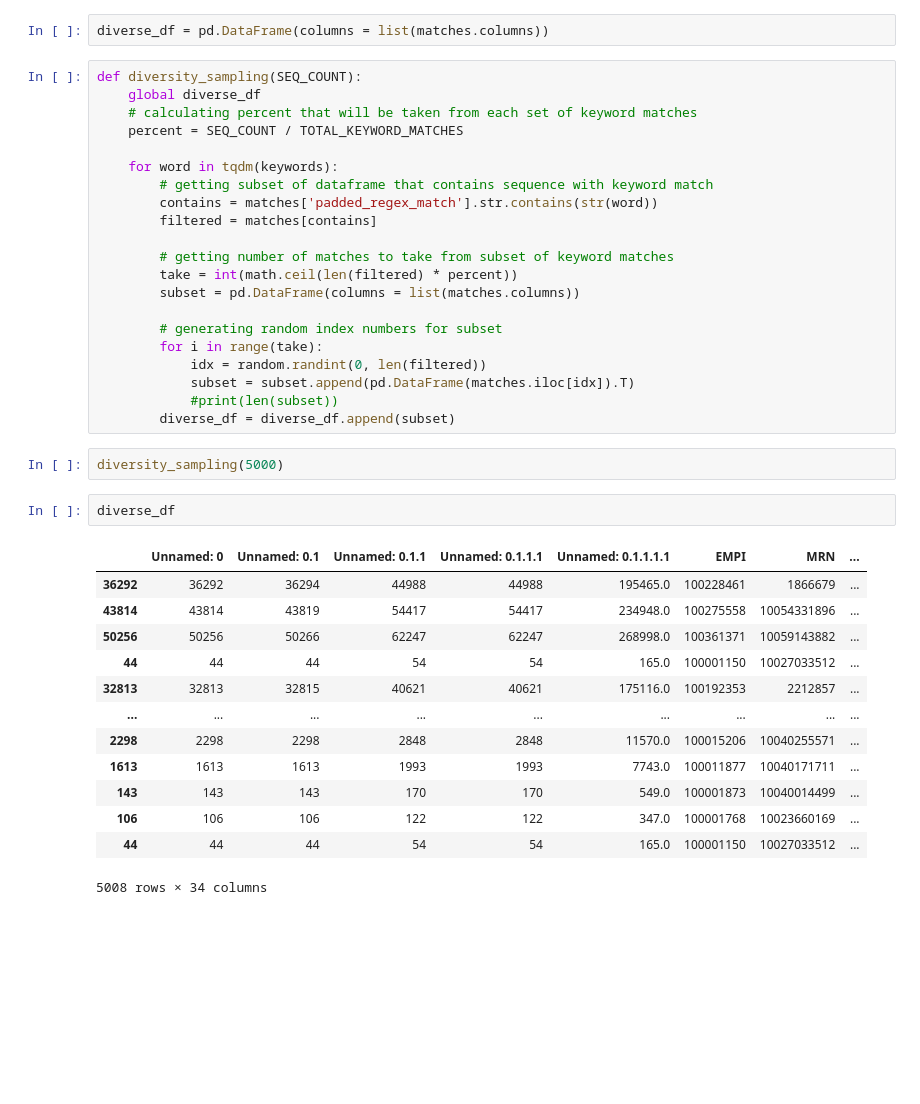
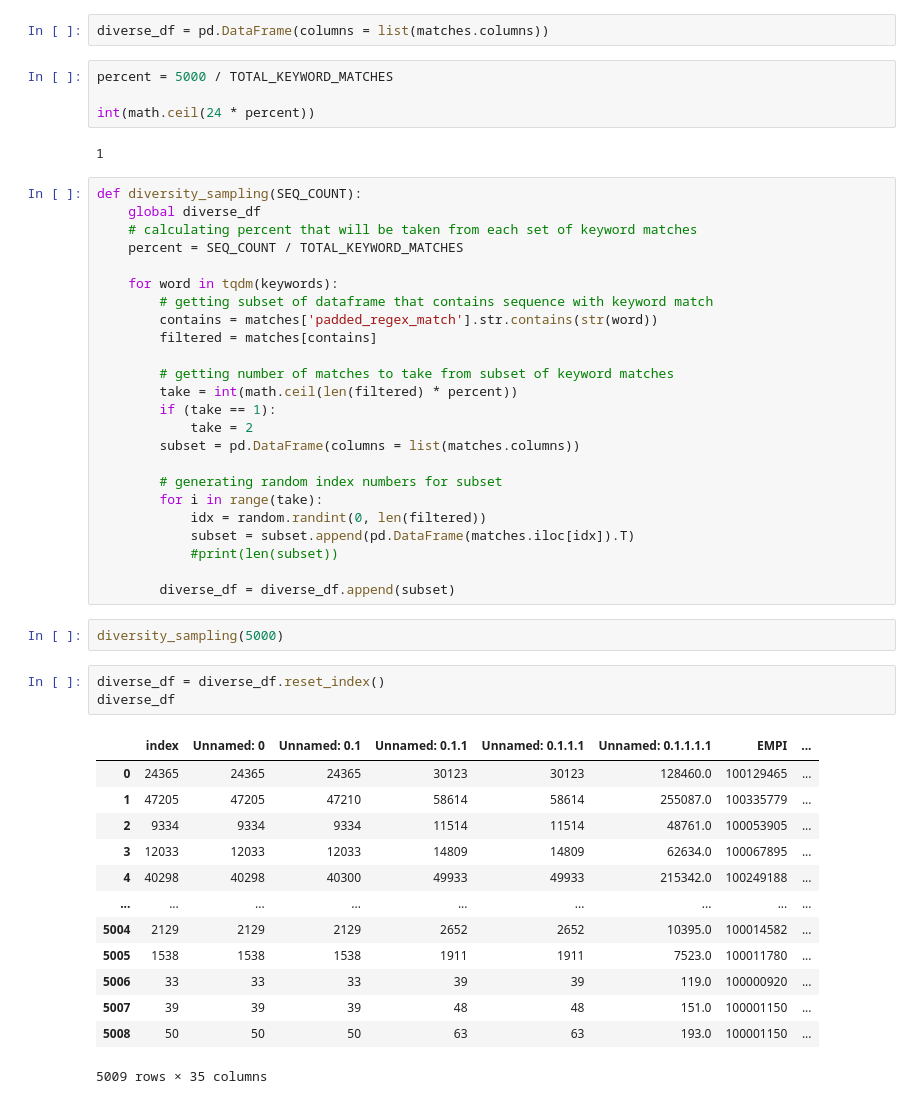
Before and after one commit to anaconda121/NeuraHealth, a Jupyter notebook: EDA/Pre-Annotations/Diversity_Sampling.ipynb, the cells around one changed output. Drawn from its saved outputs; the diff is of its cells as text; blank space fills up the shorter version.

```diff
--- a/EDA/Pre-Annotations/Diversity_Sampling.ipynb
+++ b/EDA/Pre-Annotations/Diversity_Sampling.ipynb
@@ -52,6 +53,12 @@ subset.append(pd.DataFrame(matches.iloc[64072]).T)
 TOTAL_KEYWORD_MATCHES = list(total["Total_Count"].unique())[1]
 # %%
 diverse_df = pd.DataFrame(columns = list(matches.columns))
+# %%
+percent = 5000 / TOTAL_KEYWORD_MATCHES
+
+int(math.ceil(24 * percent))
+# %% [output]
+1
 # %%
 def diversity_sampling(SEQ_COUNT):
     global diverse_df
@@ -65,6 +72,8 @@ def diversity_sampling(SEQ_COUNT):
 
         # getting number of matches to take from subset of keyword matches
         take = int(math.ceil(len(filtered) * percent))
+        if (take == 1):
+            take = 2
         subset = pd.DataFrame(columns = list(matches.columns))
 
         # generating random index numbers for subset
@@ -72,22 +81,24 @@ def diversity_sampling(SEQ_COUNT):
             idx = random.randint(0, len(filtered))
             subset = subset.append(pd.DataFrame(matches.iloc[idx]).T)
             #print(len(subset))
+
         diverse_df = diverse_df.append(subset)
 # %%
 diversity_sampling(5000)
-# %%
-diverse_df
-# %% [output]
-|  | Unnamed: 0 | Unnamed: 0.1 | Unnamed: 0.1.1 | Unnamed: 0.1.1.1 | Unnamed: 0.1.1.1.1 | EMPI | MRN | ... |
-| 36292 | 36292 | 36294 | 44988 | 44988 | 195465.0 | 100228461 | 1866679 | ... |
-| 43814 | 43814 | 43819 | 54417 | 54417 | 234948.0 | 100275558 | 10054331896 | ... |
-| 50256 | 50256 | 50266 | 62247 | 62247 | 268998.0 | 100361371 | 10059143882 | ... |
-| 44 | 44 | 44 | 54 | 54 | 165.0 | 100001150 | 10027033512 | ... |
-| 32813 | 32813 | 32815 | 40621 | 40621 | 175116.0 | 100192353 | 2212857 | ... |
-| ... | ... | ... | ... | ... | ... | ... | ... | ... |
-| 2298 | 2298 | 2298 | 2848 | 2848 | 11570.0 | 100015206 | 10040255571 | ... |
-| 1613 | 1613 | 1613 | 1993 | 1993 | 7743.0 | 100011877 | 10040171711 | ... |
-| 143 | 143 | 143 | 170 | 170 | 549.0 | 100001873 | 10040014499 | ... |
-| 106 | 106 | 106 | 122 | 122 | 347.0 | 100001768 | 10023660169 | ... |
-| 44 | 44 | 44 | 54 | 54 | 165.0 | 100001150 | 10027033512 | ... |
-5008 rows × 34 columns
+# %%
+diverse_df = diverse_df.reset_index()
+diverse_df
+# %% [output]
+|  | index | Unnamed: 0 | Unnamed: 0.1 | Unnamed: 0.1.1 | Unnamed: 0.1.1.1 | Unnamed: 0.1.1.1.1 | EMPI | ... |
+| 0 | 24365 | 24365 | 24365 | 30123 | 30123 | 128460.0 | 100129465 | ... |
+| 1 | 47205 | 47205 | 47210 | 58614 | 58614 | 255087.0 | 100335779 | ... |
+| 2 | 9334 | 9334 | 9334 | 11514 | 11514 | 48761.0 | 100053905 | ... |
+| 3 | 12033 | 12033 | 12033 | 14809 | 14809 | 62634.0 | 100067895 | ... |
+| 4 | 40298 | 40298 | 40300 | 49933 | 49933 | 215342.0 | 100249188 | ... |
+| ... | ... | ... | ... | ... | ... | ... | ... | ... |
+| 5004 | 2129 | 2129 | 2129 | 2652 | 2652 | 10395.0 | 100014582 | ... |
+| 5005 | 1538 | 1538 | 1538 | 1911 | 1911 | 7523.0 | 100011780 | ... |
+| 5006 | 33 | 33 | 33 | 39 | 39 | 119.0 | 100000920 | ... |
+| 5007 | 39 | 39 | 39 | 48 | 48 | 151.0 | 100001150 | ... |
+| 5008 | 50 | 50 | 50 | 63 | 63 | 193.0 | 100001150 | ... |
+5009 rows × 35 columns
```
Also changed, not shown: parts of 6 cells of this notebook.
